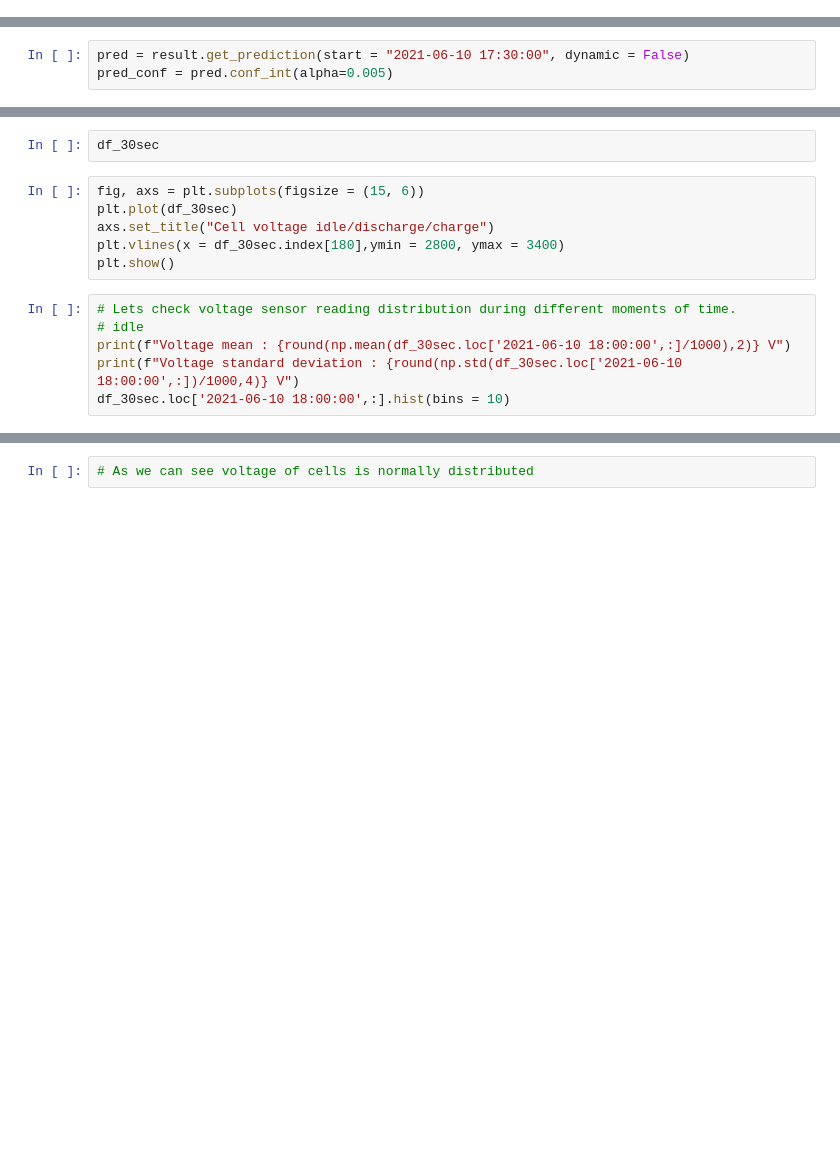
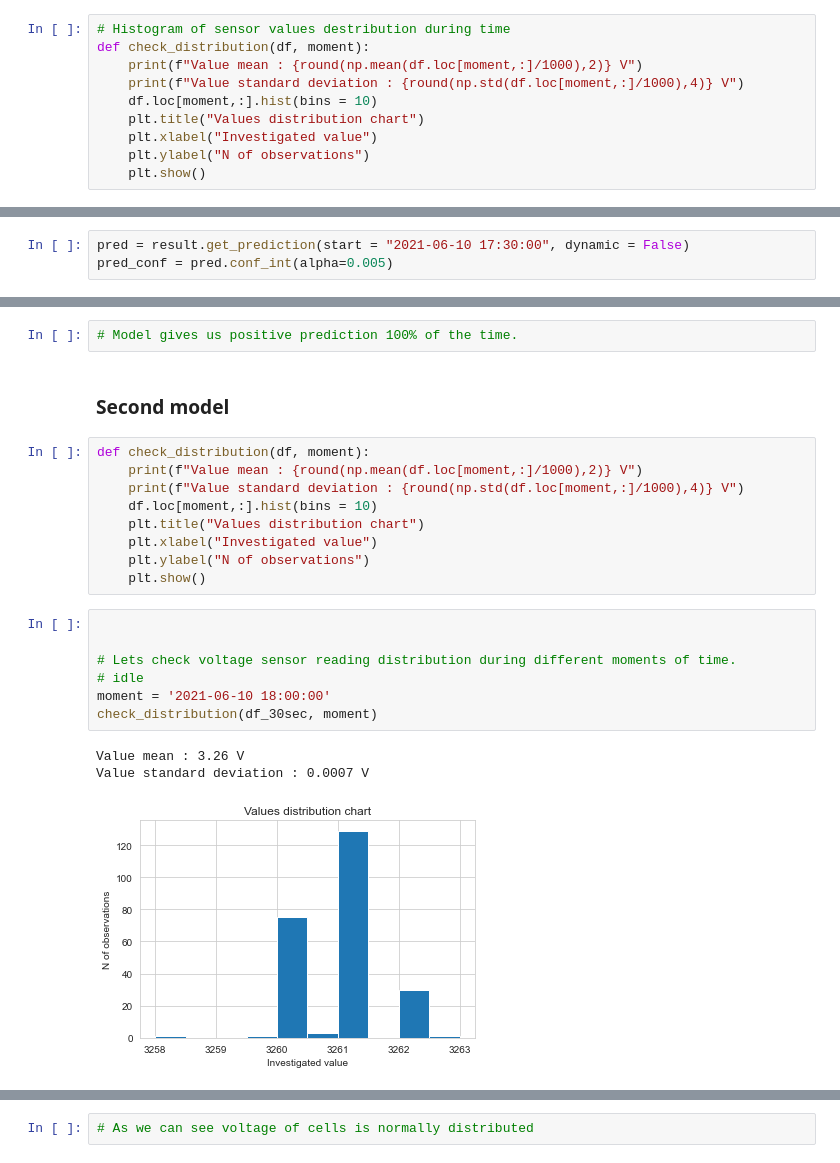
Before and after one commit to 314ka4y/Anomaly-detection-project, a Jupyter notebook: Anomaly_detection.ipynb, the cells around one changed output, grey strips where cells are left out. Cells and saved outputs as stored; diff of their text form; blank space fills up the shorter version.

```diff
--- a/Anomaly_detection.ipynb
+++ b/Anomaly_detection.ipynb
@@ -300,0 +314,10 @@ def data_preprocess(raw_folder):
+# %%
+# Histogram of sensor values destribution during time
+def check_distribution(df, moment):
+    print(f"Value mean : {round(np.mean(df.loc[moment,:]/1000),2)} V")
+    print(f"Value standard deviation : {round(np.std(df.loc[moment,:]/1000),4)} V")
+    df.loc[moment,:].hist(bins = 10)
+    plt.title("Values distribution chart")
+    plt.xlabel("Investigated value")
+    plt.ylabel("N of observations")
+    plt.show()
@@ -438,16 +503,26 @@ df_30sec
-# %%
-df_30sec
-# %%
-fig, axs = plt.subplots(figsize = (15, 6))
-plt.plot(df_30sec)
-axs.set_title("Cell voltage idle/discharge/charge")
-plt.vlines(x = df_30sec.index[180],ymin = 2800, ymax = 3400)
-plt.show()
+# %%
+# Model gives us positive prediction 100% of the time.
+# %% [markdown]
+### Second model
+# %%
+def check_distribution(df, moment):
+    print(f"Value mean : {round(np.mean(df.loc[moment,:]/1000),2)} V")
+    print(f"Value standard deviation : {round(np.std(df.loc[moment,:]/1000),4)} V")
+    df.loc[moment,:].hist(bins = 10)
+    plt.title("Values distribution chart")
+    plt.xlabel("Investigated value")
+    plt.ylabel("N of observations")
+    plt.show()
 # %%
+
+
 # Lets check voltage sensor reading distribution during different moments of time.
 # idle
-print(f"Voltage mean : {round(np.mean(df_30sec.loc['2021-06-10 18:00:00',:]/1000),2)} V")
-print(f"Voltage standard deviation : {round(np.std(df_30sec.loc['2021-06-10 18:00:00',:])/1000,4)} V")
-df_30sec.loc['2021-06-10 18:00:00',:].hist(bins = 10)
+moment = '2021-06-10 18:00:00'
+check_distribution(df_30sec, moment)
+# %% [output]
+Value mean : 3.26 V
+Value standard deviation : 0.0007 V
+[figure, added]
 # %%
 # Resting
```
Also changed, not shown: parts of 62 cells of this notebook.
